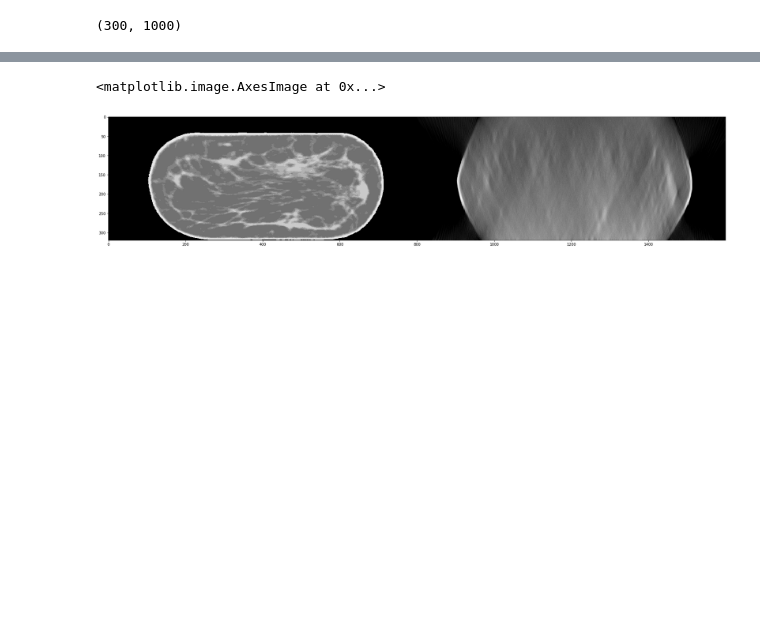
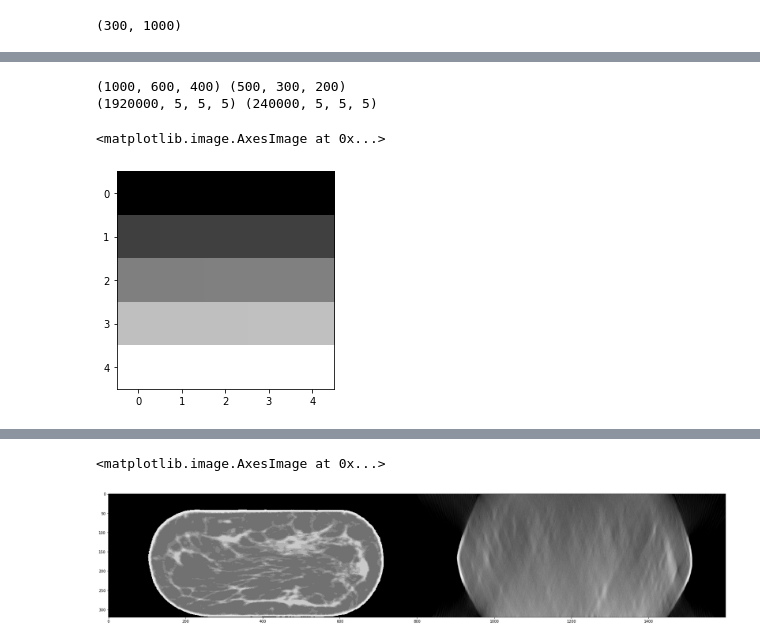
Before and after one commit to PranjalSahu/newrecon, a Jupyter notebook: astra-code.ipynb, the cells around one changed output, grey strips where cells are left out. Saved outputs shown, nothing was run; the diff lists cells and outputs as text; code cells hidden in the pictures; blank space fills up the shorter version.

```diff
--- a/astra-code.ipynb
+++ b/astra-code.ipynb
@@ -1931,0 +1964,40 @@ print(endtime-start)
+# %%
+from skimage.util.shape import view_as_windows
+from skimage.util.shape import view_as_blocks
+import numpy as np
+
+a  = np.arange(1000*600*400).reshape(1000,600,400)
+a1 = np.copy(a)[::2, ::2, ::2]
+
+print(a.shape, a1.shape)
+
+b = view_as_blocks(a,  (5, 5, 5))
+c = view_as_blocks(a1, (5, 5, 5))
+
+
+d = np.reshape(b, [-1, 5,5,5])
+e = np.reshape(c, [-1, 5,5,5])
+
+print(d.shape, e.shape)
+# c = np.reshape(b, (1000, 600, 400))
+# f = np.reshape(e, (1000, 600, 400))
+
+# print(a.shape, b.shape, c.shape, e.shape, f.shape)
+
+# print(a.shape)
+# print("        ")
+# print(b.shape)
+# print(c.shape)
+# print(f.shape)
+# %% [output]
+(1000, 600, 400) (500, 300, 200)
+(1920000, 5, 5, 5) (240000, 5, 5, 5)
+# %%
+import matplotlib.pyplot as plt
+
+%matplotlib inline
+
+plt.imshow(d[100000][:, 2, :], cmap='gray')
+# %% [output]
+<matplotlib.image.AxesImage at 0x...>
+[figure, added]
```
Also changed, not shown: parts of 10 cells of this notebook.
